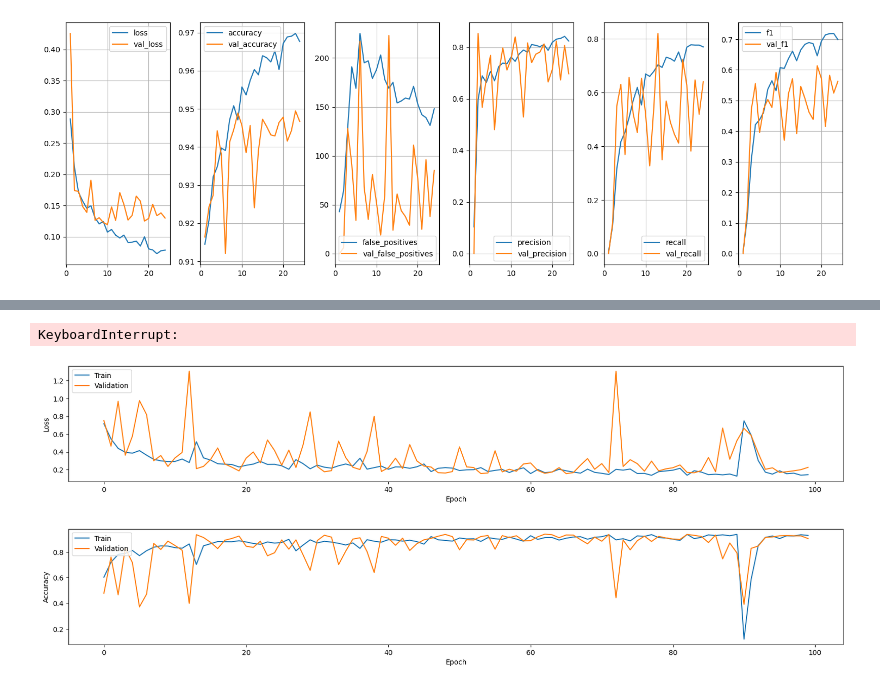
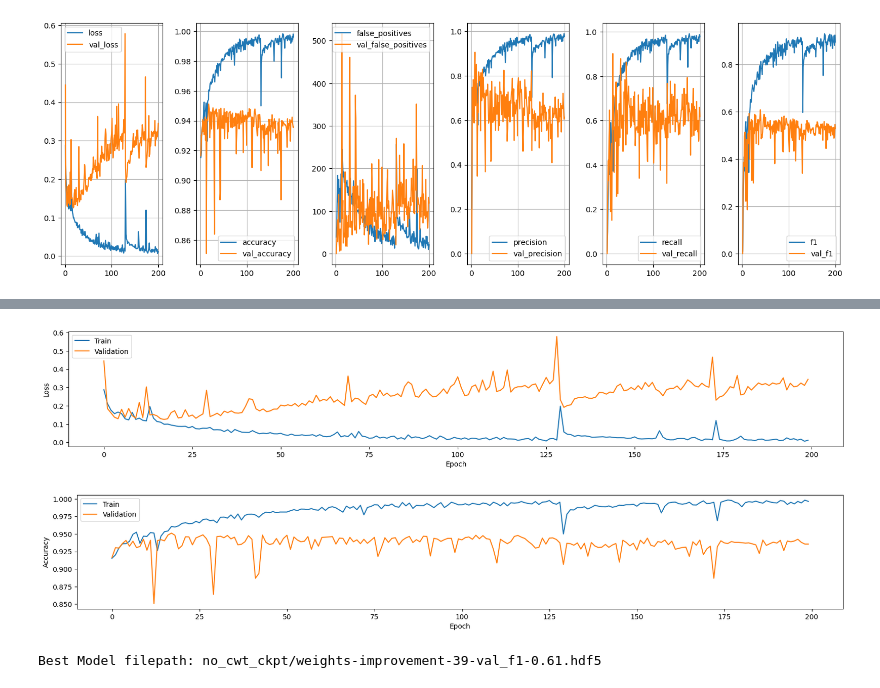
Before and after one commit to aroradev314/ecg-classification, a Jupyter notebook: CNN_without_CWT.ipynb, the cells around one changed output, grey strips where cells are left out. Saved outputs shown, nothing was run; the diff lists cells and outputs as text; code cells hidden in the pictures.

```diff
--- a/CNN_without_CWT.ipynb
+++ b/CNN_without_CWT.ipynb
@@ -58,6 +62,22 @@ metrics=['accuracy',
          tf.keras.metrics.Precision(name='precision'),
          tf.keras.metrics.Recall(name='recall'),
          f1_metric.f1]
+# %%
+# create a checkpoint for the best val
+
+current_directory = os.getcwd()
+best_file_name = 'weights-improvement-{epoch:02d}-val_f1-{val_f1:.2f}.hdf5'
+
+# model weights are stored in hdf5 file
+
+best_file_path = os.path.join(current_directory, 'no_cwt_ckpt', best_file_name)
+
+checkpoint = callbacks.ModelCheckpoint(filepath=best_file_path,
+                                       save_weights_only=True,
+                                       monitor='val_f1',
+                                       mode='max', #save when the f1 score is the highest
+                                       save_best_only=True,
+                                      )
 # %%
 # adding dropout layer to prevent overfitting
 
@@ -67,29 +87,29 @@ inputDroppedPercent = 20 # during training, 20 percent of the inputs (to the dro
 dropoutLayer = layers.Dropout(inputDroppedPercent / 100)
 sectionRepeat = 3
 # %%
-modelv2 = Sequential()
+model = Sequential()
 
 for i in range(sectionRepeat):
-    modelv2.add(convLayer)
-    modelv2.add(batchNormLayer)
-    modelv2.add(dropoutLayer) # change to architecture
-    modelv2.add(reLULayer)
-    modelv2.add(maxPoolLayer)
+    model.add(convLayer)
+    model.add(batchNormLayer)
+    model.add(dropoutLayer) # change to architecture
+    model.add(reLULayer)
+    model.add(maxPoolLayer)
 
-modelv2.add(layers.Flatten())
-modelv2.add(layers.Dense(50, activation='relu'))
-modelv2.add(layers.Dense(50, activation='relu'))
-modelv2.add(layers.Dense(1, activation='sigmoid'))
+model.add(layers.Flatten())
+model.add(layers.Dense(50, activation='relu'))
+model.add(layers.Dense(50, activation='relu'))
+model.add(layers.Dense(1, activation='sigmoid'))
 # %%
-modelv2.compile(
+model.compile(
     optimizer='adam', loss=sigmoidLoss,
  metrics=metrics)
 # %%
-historyv2 = modelv2.fit(
+history = model.fit(
     trainReadings, trainDiagnostic,
-    epochs=100,
+    epochs=200,
     validation_data=(validateReadings, validateDiagnostic),
-    callbacks=[plot_learning_callback.PlotLearning()]
+    callbacks=[plot_learning_callback.PlotLearning(), checkpoint]
 )
 # %% [output]
-[figure, old version]
+[figure, new version]
@@ -98,9 +117,25 @@ Epoch 25/100
-KeyboardInterrupt:
 # %%
-funcs.graph_losses(historyv2, "Loss")
+funcs.graph_losses(history, "Loss")
 # %% [output]
-[figure, old version]
+[figure, new version]
 # %%
-funcs.graph_losses(historyv2, "Accuracy")
+funcs.graph_losses(history, "Accuracy")
 # %% [output]
-[figure, old version]
+[figure, new version]
+# %%
+best_model = tf.keras.models.clone_model(model)
+
+best_saved = ''
+checkpoints = os.listdir(os.path.join(current_directory, 'no_cwt_ckpt'))
+max_epoch = 0
+for i in checkpoints:
+    current_split = i.split("-")
+    if int(current_split[2]) > max_epoch:
+        best_saved = os.path.join('no_cwt_ckpt', i)
+        max_epoch = int(current_split[2])
+
+print("Best Model filepath:", best_saved)
+
+best_model.load_weights(best_saved)
+# %% [output]
+Best Model filepath: no_cwt_ckpt/weights-improvement-39-val_f1-0.61.hdf5
```
Also changed, not shown: parts of 17 cells of this notebook, 2 other files.
